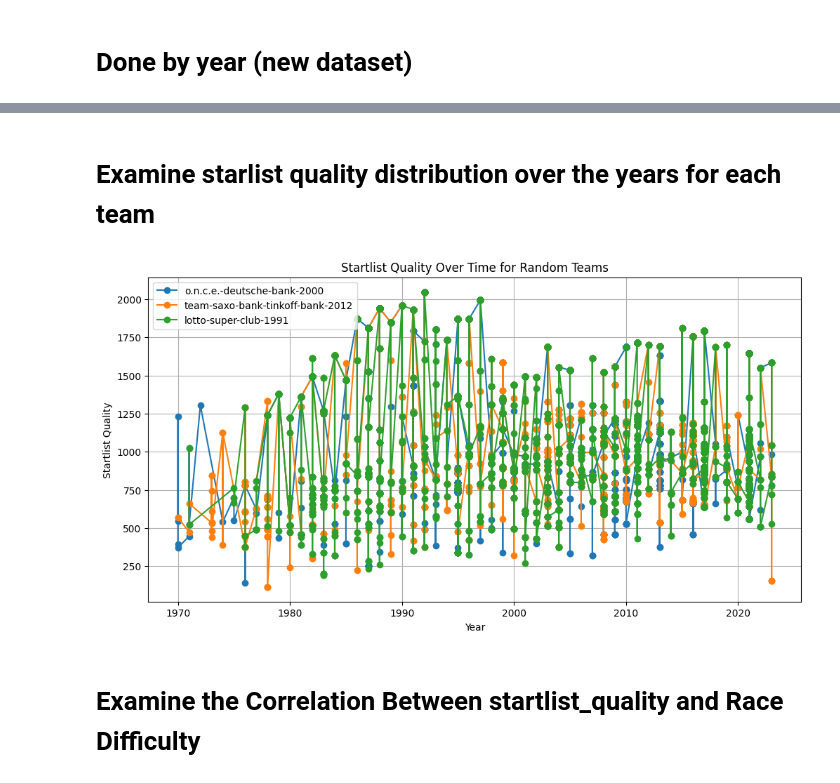
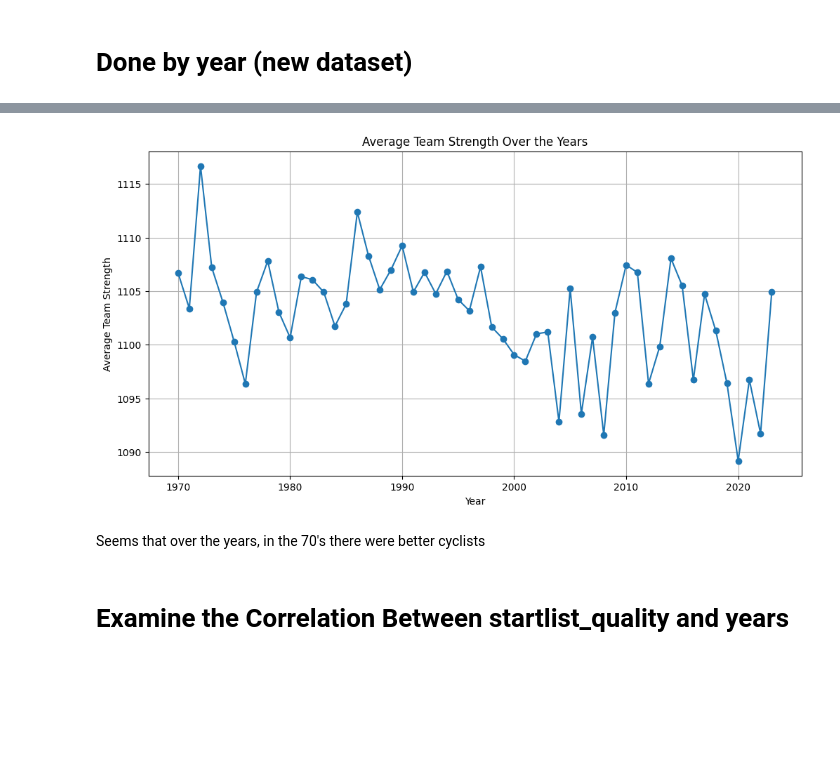
Before and after one commit to Dylan-Nico/Data-Mining-Cyclist-data, a Jupyter notebook: Feature_Enginering.ipynb, the cells around one changed output, grey strips where cells are left out. Cells and saved outputs as stored; diff of their text form; code cells hidden in the pictures; blank space fills up the shorter version.

```diff
--- a/Feature_Enginering.ipynb
+++ b/Feature_Enginering.ipynb
@@ -327,25 +296,19 @@ df_races[['cyclist_team', 'period', 'team_strength_weighted']]
-# %% [markdown]
-# Examine starlist quality distribution over the years for each team
-# %%
-# Randomly select 5 teams
-random_teams = random.sample(df_races['cyclist_team'].unique().tolist(), 3)
-
-# Create the plot
-plt.figure(figsize=(12, 6))
-
-# Loop over the selected teams and plot their startlist_quality over time
-for team in random_teams:
-    team_data = df_races[df_races['cyclist_team'] == team].sort_values('year')
-    plt.plot(team_data['year'], team_data['startlist_quality'], label=team, marker='o')  # marker='o' adds points to the line
-
-plt.xlabel('Year')
-plt.ylabel('Startlist Quality')
-plt.title('Startlist Quality Over Time for Random Teams')
-plt.legend(loc='best')
-plt.grid(True)
-plt.show()
-# %% [output]
-[figure, removed]
+# %%
+# Group by year and calculate the average strength for each year
+yearly_avg_strength = df_races.groupby('year')['team_avg_strength'].mean().reset_index()
+
+# Plot the trend of team average strength over the years
+plt.figure(figsize=(12, 6))
+plt.plot(yearly_avg_strength['year'], yearly_avg_strength['team_avg_strength'], marker='o', linestyle='-')
+plt.title('Average Team Strength Over the Years')
+plt.xlabel('Year')
+plt.ylabel('Average Team Strength')
+plt.grid(True)
+plt.show()
+# %% [output]
+[figure, added]
+# %% [markdown]
+Seems that over the years, in the 70's there were better cyclists
 # %% [markdown]
-# Examine the Correlation Between startlist_quality and Race Difficulty
+# Examine the Correlation Between startlist_quality and years
 # %%
```
Also changed, not shown: parts of 11 cells of this notebook.
